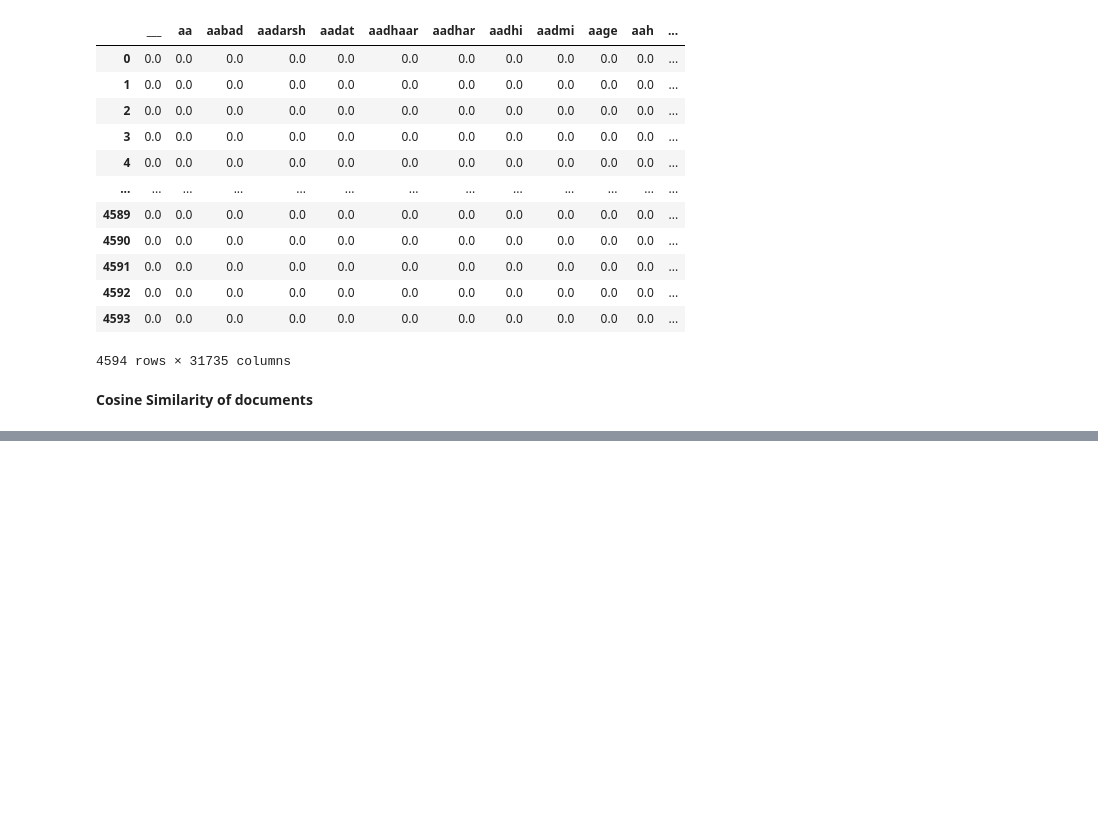
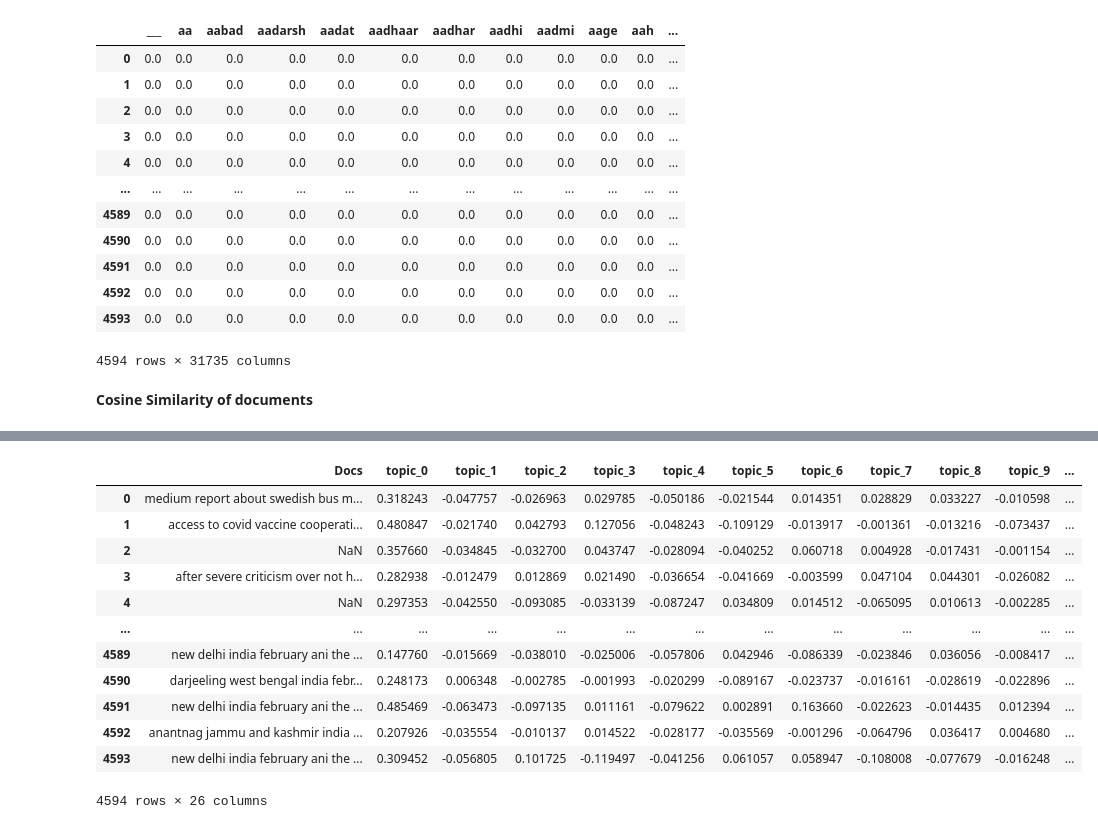
Before and after one commit to sarvesh237/News-Recom, a Jupyter notebook: NewsRecommenderAssignment.ipynb, the cells around one changed output, grey strips where cells are left out. Cells and saved outputs as stored; diff of their text form; code cells hidden in the pictures; blank space fills up the shorter version.

```diff
--- a/NewsRecommenderAssignment.ipynb
+++ b/NewsRecommenderAssignment.ipynb
@@ -105,0 +140,5 @@ cos_sim = pd.DataFrame(cosine_similarity(df_vecs))
+# %%
+sv_dec = tsvd(n_components = 25) # components with accepted variance
+las = sv_dec.fit_transform(vectors)
+
+print(las,las.shape)
@@ -105,0 +159,32 @@ cos_sim = pd.DataFrame(cosine_similarity(df_vecs))
+# %%
+# Representation of each doc in terms of latent topics after dimensionality reduction
+import pandas as pd
+
+col = []
+for i in range(las.shape[1]):
+    col.append("topic_{}".format(i))
+
+topic_df = pd.DataFrame(las, columns = col)
+
+topic_df["Docs"] = news_corpus.Content
+
+l = ["Docs"]
+for i in col:
+    l.append(i)
+
+
+display(topic_df[l])
+# %% [output]
+|  | Docs | topic_0 | topic_1 | topic_2 | topic_3 | topic_4 | topic_5 | topic_6 | topic_7 | topic_8 | topic_9 | ... |
+| 0 | medium report about swedish bus m... | 0.318243 | -0.047757 | -0.026963 | 0.029785 | -0.050186 | -0.021544 | 0.014351 | 0.028829 | 0.033227 | -0.010598 | ... |
+| 1 | access to covid vaccine cooperati... | 0.480847 | -0.021740 | 0.042793 | 0.127056 | -0.048243 | -0.109129 | -0.013917 | -0.001361 | -0.013216 | -0.073437 | ... |
+| 2 | NaN | 0.357660 | -0.034845 | -0.032700 | 0.043747 | -0.028094 | -0.040252 | 0.060718 | 0.004928 | -0.017431 | -0.001154 | ... |
+| 3 | after severe criticism over not h... | 0.282938 | -0.012479 | 0.012869 | 0.021490 | -0.036654 | -0.041669 | -0.003599 | 0.047104 | 0.044301 | -0.026082 | ... |
+| 4 | NaN | 0.297353 | -0.042550 | -0.093085 | -0.033139 | -0.087247 | 0.034809 | 0.014512 | -0.065095 | 0.010613 | -0.002285 | ... |
+| ... | ... | ... | ... | ... | ... | ... | ... | ... | ... | ... | ... | ... |
+| 4589 | new delhi india february ani the ... | 0.147760 | -0.015669 | -0.038010 | -0.025006 | -0.057806 | 0.042946 | -0.086339 | -0.023846 | 0.036056 | -0.008417 | ... |
+| 4590 | darjeeling west bengal india febr... | 0.248173 | 0.006348 | -0.002785 | -0.001993 | -0.020299 | -0.089167 | -0.023737 | -0.016161 | -0.028619 | -0.022896 | ... |
+| 4591 | new delhi india february ani the ... | 0.485469 | -0.063473 | -0.097135 | 0.011161 | -0.079622 | 0.002891 | 0.163660 | -0.022623 | -0.014435 | 0.012394 | ... |
+| 4592 | anantnag jammu and kashmir india ... | 0.207926 | -0.035554 | -0.010137 | 0.014522 | -0.028177 | -0.035569 | -0.001296 | -0.064796 | 0.036417 | 0.004680 | ... |
+| 4593 | new delhi india february ani the ... | 0.309452 | -0.056805 | 0.101725 | -0.119497 | -0.041256 | 0.061057 | 0.058947 | -0.108008 | -0.077679 | -0.016248 | ... |
+4594 rows × 26 columns
```
Also changed, not shown: parts of 4 cells of this notebook.
